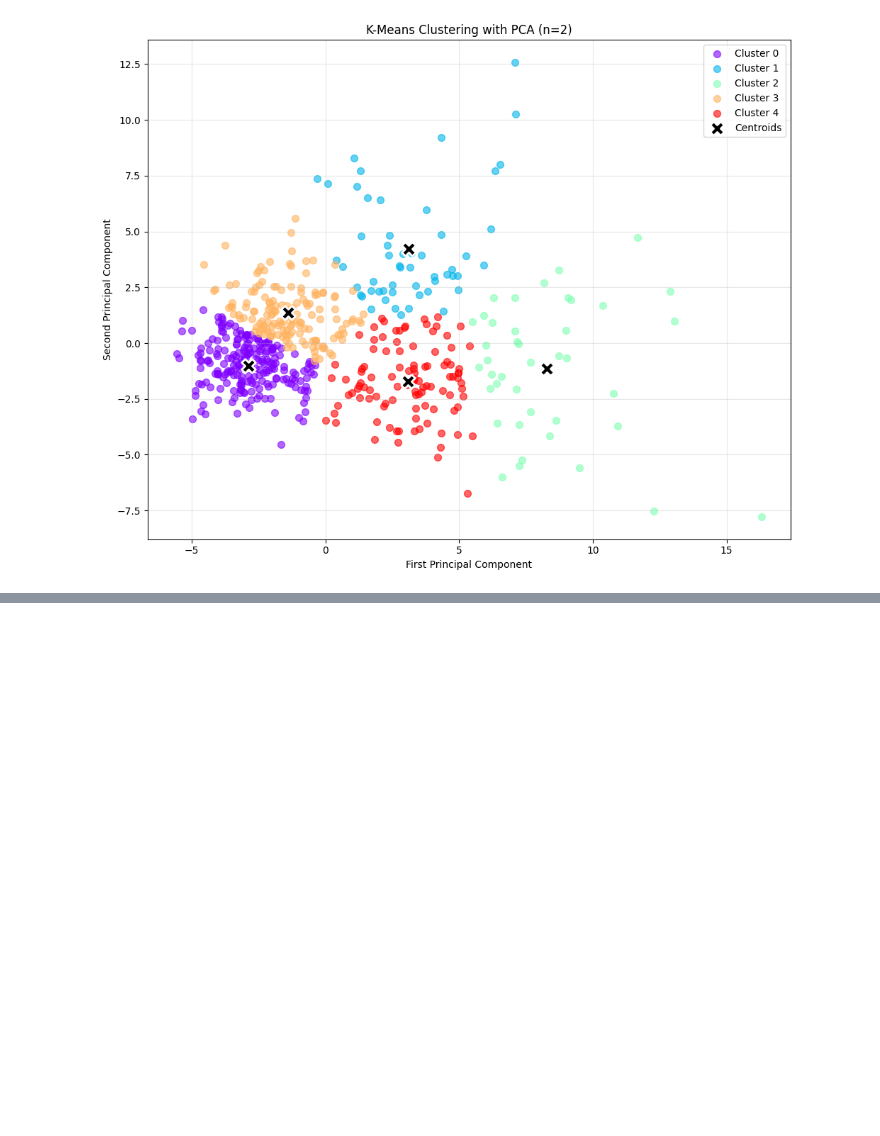
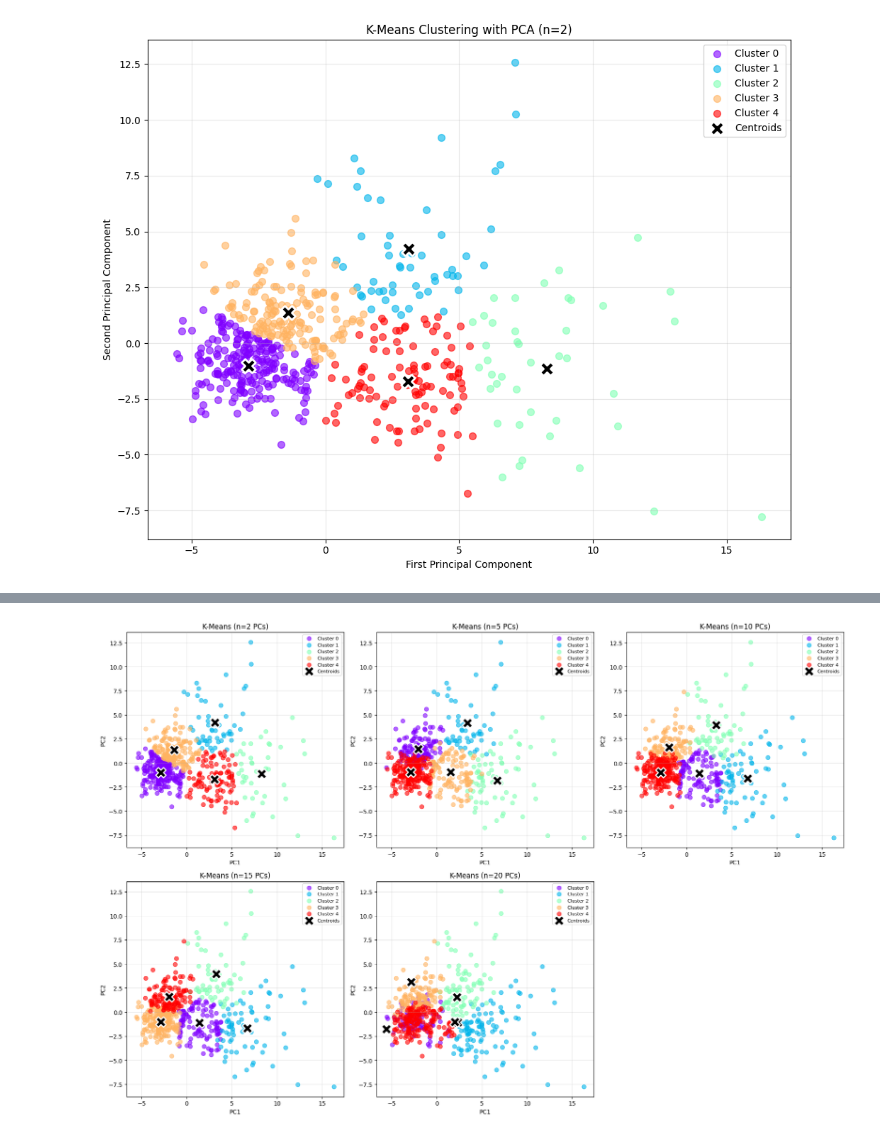
Before and after one commit to minareda417/Unsupervised-learning, a Jupyter notebook: k-means/kmeans_after_pca.ipynb, the cells around one changed output, grey strips where cells are left out. Drawn from its saved outputs; the diff is of its cells as text; code cells hidden in the pictures; blank space fills up the shorter version.

```diff
--- a/k-means/kmeans_after_pca.ipynb
+++ b/k-means/kmeans_after_pca.ipynb
@@ -119,2 +151,68 @@ Best n by Silhouette Score: 2 (score: 0.3579)
 Best n by Gap Statistic: 20 (gap: 1.0075)
 Check the Elbow plot for visual inflection point
+# %%
+# Add this cell to your notebook
+def plot_multiple_pca_clusterings(pca: PCA, n_values: list, clusters_list: list, centroids_list: list):
+    """
+    Plot K-Means clustering results for different n values, all visualized in 2D.
+
+    Args:
+        pca: PCA object fitted on data
+        n_values: list of n values (number of principal components used)
+        clusters_list: list of cluster assignments for each n
+        centroids_list: list of centroids for each n
+    """
+    fig, axes = plt.subplots(2, 3, figsize=(18, 12))
+    axes = axes.flatten()
+
+    # Always use first 2 PCs for visualization
+    z_2d = pca.fit_transform(2)
+
+    for idx, (n, clusters, centroids) in enumerate(zip(n_values, clusters_list, centroids_list)):
+        ax = axes[idx]
+
+        unique_clusters = np.unique(clusters)
+        colors = plt.cm.rainbow(np.linspace(0, 1, len(unique_clusters)))
+
+        # Plot each cluster
+        for i, cluster in enumerate(unique_clusters):
+            cluster_points = z_2d[clusters == cluster]
+            ax.scatter(cluster_points[:, 0], cluster_points[:, 1],
+                      c=[colors[i]], label=f'Cluster {cluster}',
+                      alpha=0.6, s=50)
+
+        # Transform centroids to 2D for visualization
+        if centroids.shape[1] == 2:
+            centroids_2d = centroids
+        else:
+            # Project centroids back to original space, then to 2D
+            centroids_original = pca.inverse_transform(centroids)
+            pca_temp = PCA(centroids_original)
+            centroids_2d = pca_temp.fit_transform(2)
+
+        ax.scatter(centroids_2d[:, 0], centroids_2d[:, 1],
+                  c='black', marker='X', s=300,
+                  edgecolors='white', linewidths=2,
+                  label='Centroids', zorder=5)
+
+        ax.set_xlabel('PC1')
+        ax.set_ylabel('PC2')
+        ax.set_title(f'K-Means (n={n} PCs)')
+        ax.legend(loc='best', fontsize=8)
+        ax.grid(True, alpha=0.3)
+
+    # Hide the last subplot if we have fewer than 6 plots
+    if len(n_values) < 6:
+        axes[-1].axis('off')
+
+    plt.tight_layout()
+    plt.show()
+
+# Use it like this:
+n_values = [2, 5, 10, 15, 20]
+clusters_list = [clusters2, clusters5, clusters10, clusters15, clusters20]
+centroids_list = [centroids2, centroids5, centroids10, centroids15, centroids20]
+
+plot_multiple_pca_clusterings(pca, n_values, clusters_list, centroids_list)
+# %% [output]
+[figure, added]
```
Also changed, not shown: parts of 9 cells of this notebook, 4 other files.
